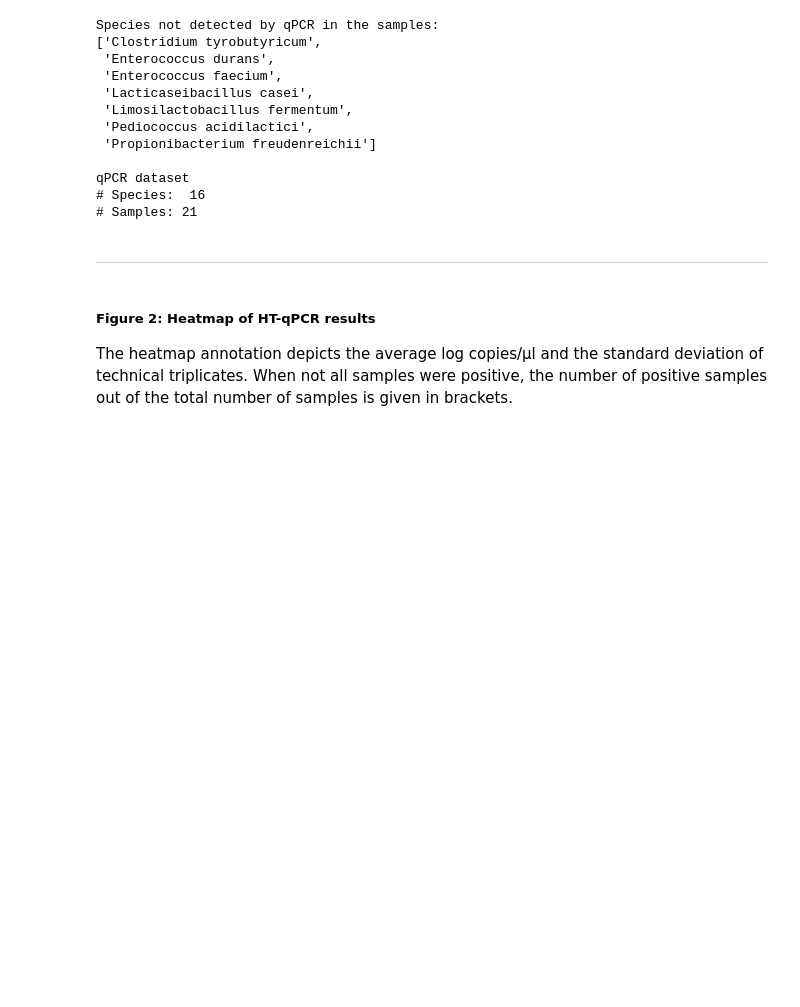
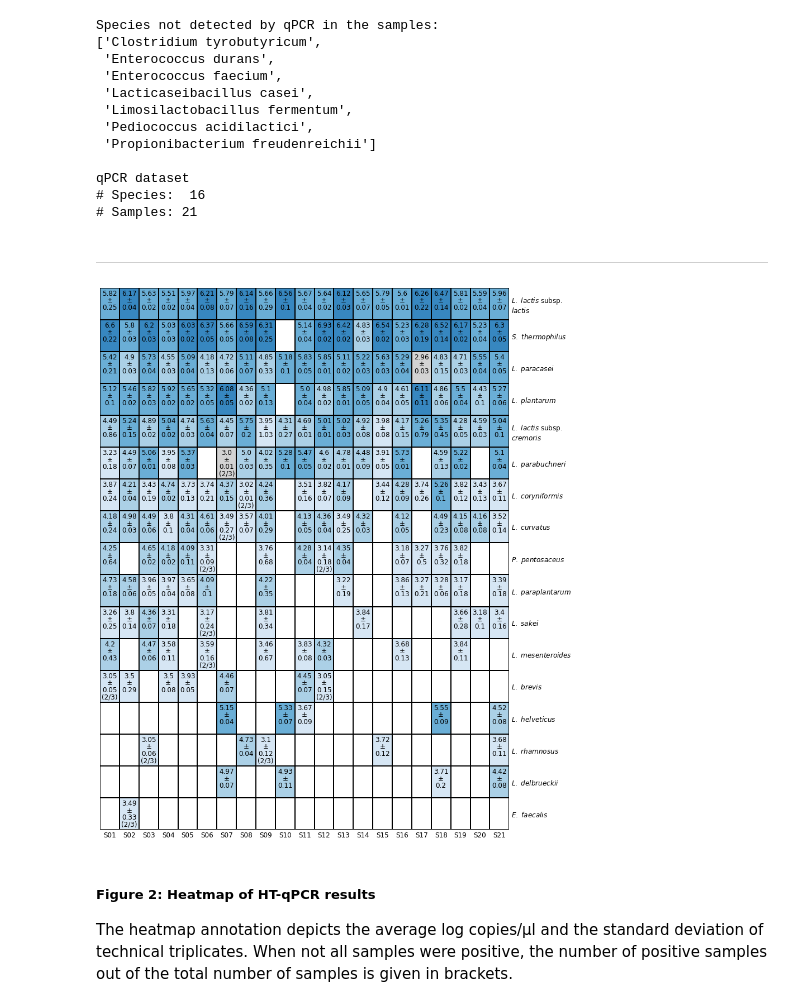
Before and after one commit to biologger/htqpcr_ngs_data, a Jupyter notebook: htqpcr_ngs_comparison_R.ipynb, the cells around one changed output. Cells and saved outputs as stored; diff of their text form; code cells hidden in the pictures; blank space fills up the shorter version.

Commit message:
New Figure 2 with increased annotation font size

```diff
--- a/htqpcr_ngs_comparison_R.ipynb
+++ b/htqpcr_ngs_comparison_R.ipynb
@@ -279,6 +286,7 @@ qPCR dataset
 # %% [markdown]
 ---
 # %%
+%%capture
 # qPCR data heatmap - Only detected species sorted
 species = list(pcr.index.values)
 df = pd.read_csv("analysis_data/htqpcrdata/copy_annotation.csv", header=0, index_col=0)
@@ -287,15 +295,31 @@ df.index = hf().new_assay_species_labels(df.index.values)
 
 qpcrdata = hf.sort_sum(pcr)
 annotation = df.loc[qpcrdata.index, qpcrdata.columns]
+long_annot = annotation.replace("\n±", "\n±\n", regex=True)
 
-figsize=(12, 11)
+figsize=(6.7, 7.6)
 f, ax = plt.subplots(ncols=1, nrows=1, figsize=figsize)
-x , y, w, h = -0.065, 0.78, 0.03, 0.2
+x , y, w, h = 0.025, 1.01, 0.25, 0.015
 cax = f.add_axes([x, y, w, h])
-pf.draw_qpcr_heatmap(qpcrdata, annotation, ax, cax)
+pf.draw_qpcr_heatmap(qpcrdata, long_annot, ax, cax, abbrev=True)
+cax.tick_params(axis="x", labelsize=7, length=2, pad=2)
+cax.set_xlabel("")
+cax.set_ylabel("log copies/\u03BCl", rotation=0, fontsize=8, labelpad=30, loc="top")
+cax.yaxis.set_label_position('right')
 
-save_to = os.path.join(figures_dir, "Figure_2.png")
+save_to = os.path.join(figures_dir, "Replacement_Figure_2.png")
 plt.savefig(save_to, dpi=600, bbox_inches='tight')
+# %%
+# increase size for display in notebook
+figsize=(12, 14)
+f, ax = plt.subplots(ncols=1, nrows=1, figsize=figsize)
+pf.draw_qpcr_heatmap(qpcrdata, long_annot, ax, cax, abbrev=True, annot_size=12)
+cax.tick_params(axis="x", labelsize=12, length=2, pad=2)
+ax.tick_params(axis="both", labelsize=12)
+cax.set_xlabel("")
+cax.set_ylabel("log copies/\u03BCl", rotation=0, fontsize=14, labelpad=70, loc="top");
+# %% [output]
+[figure, added]
 # %% [markdown]
 ##### Figure 2: Heatmap of HT-qPCR results
 The heatmap annotation depicts the average log copies/µl and the standard deviation of technical triplicates. When not all samples were positive, the number of positive samples out of the total number of samples is given in brackets.
```
Also changed, not shown: parts of 15 cells of this notebook, 1 other file.
